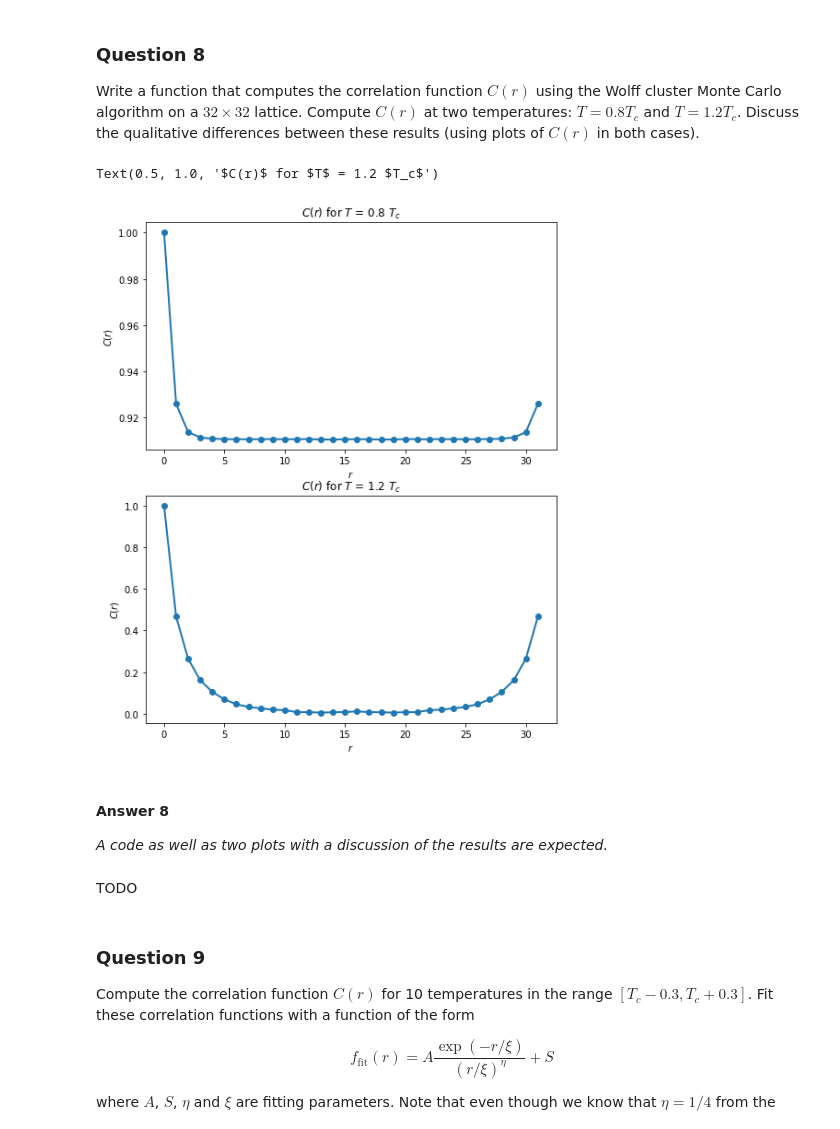
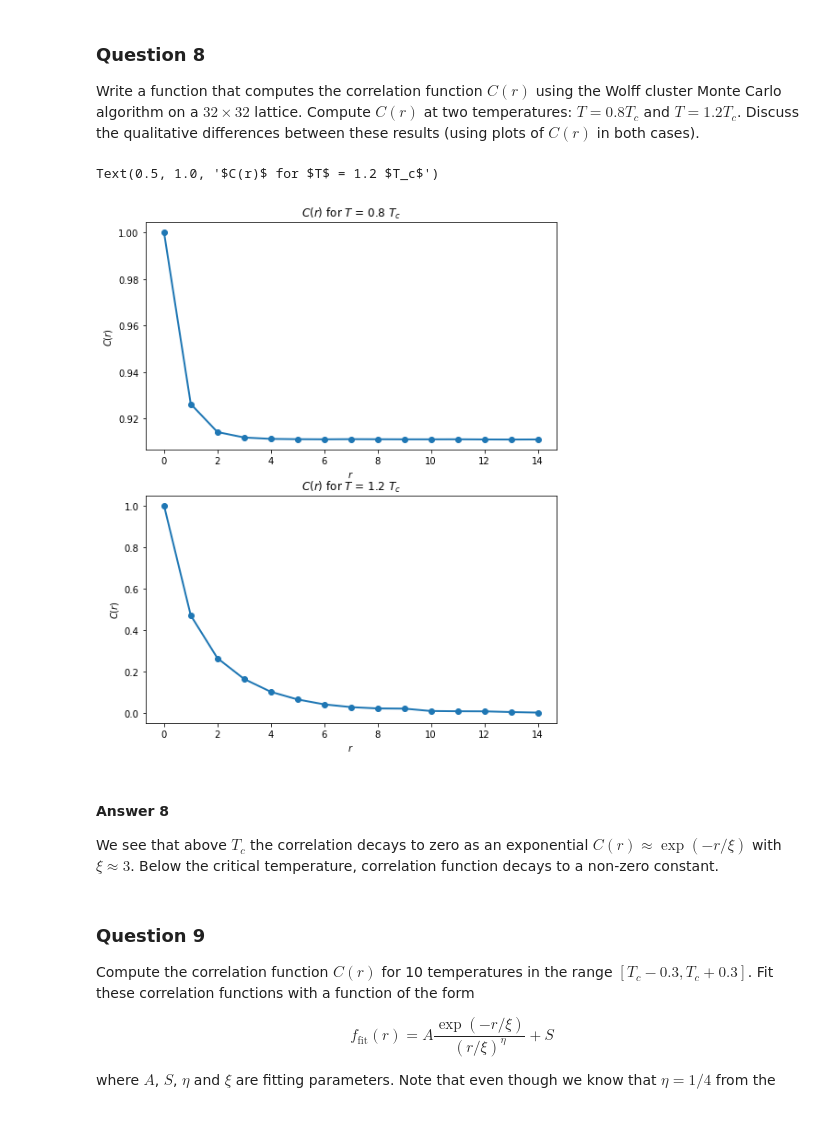
Before and after one commit to LudovicBrvdy/CoDaDri, a Jupyter notebook: HW2/HW2.ipynb, the cells around one changed output. Cells and saved outputs as stored; diff of their text form; code cells hidden in the pictures.

```diff
--- a/HW2/HW2.ipynb
+++ b/HW2/HW2.ipynb
@@ -664,23 +634,21 @@ for s in range(steps):
     corr[1, s] = correlation(config_2)
 # %%
 fig, axs = plt.subplots(2, 1, figsize=(8, 10))
-axs[0].plot(np.mean(corr[0][1000:].T, axis=1), lw=2, marker='o')
+axs[0].plot(np.mean(corr[0][1000:].T, axis=1)[:15], lw=2, marker='o')
 axs[0].set_xlabel("$r$")
 axs[0].set_ylabel("$C(r)$")
 axs[0].set_title("$C(r)$ for $T$ = 0.8 $T_c$")
-axs[1].plot(np.mean(corr[1][1000:].T, axis=1), lw=2, marker='o')
+axs[1].plot(np.mean(corr[1][1000:].T, axis=1)[:15], lw=2, marker='o')
 axs[1].set_xlabel("$r$")
 axs[1].set_ylabel("$C(r)$")
 axs[1].set_title("$C(r)$ for $T$ = 1.2 $T_c$")
 # %% [output]
 Text(0.5, 1.0, '$C(r)$ for $T$ = 1.2 $T_c$')
-[figure, old version]
+[figure, new version]
-# %% [markdown]
-#### Answer 8
-
-_A code as well as two plots with a discussion of the results are expected._
-# %% [markdown]
-TODO
+# %% [markdown]
+#### Answer 8
+
+We see that above $T_c$ the correlation decays to zero as an exponential $C(r) \approx \exp(- r/ \xi)$ with $\xi \approx 3$. Below the critical temperature, correlation function decays to a non-zero constant.
 # %% [markdown]
 ### Question 9
 
```
Also changed, not shown: parts of 17 cells of this notebook.
